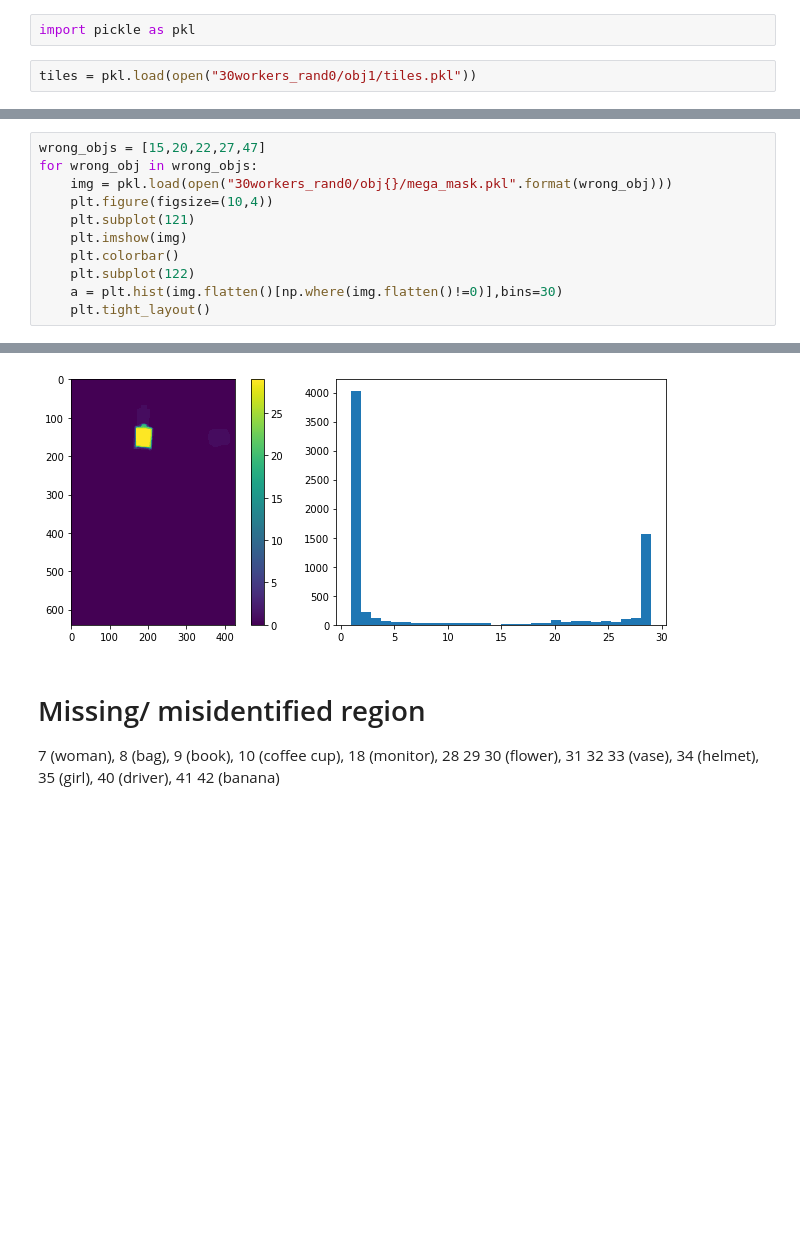
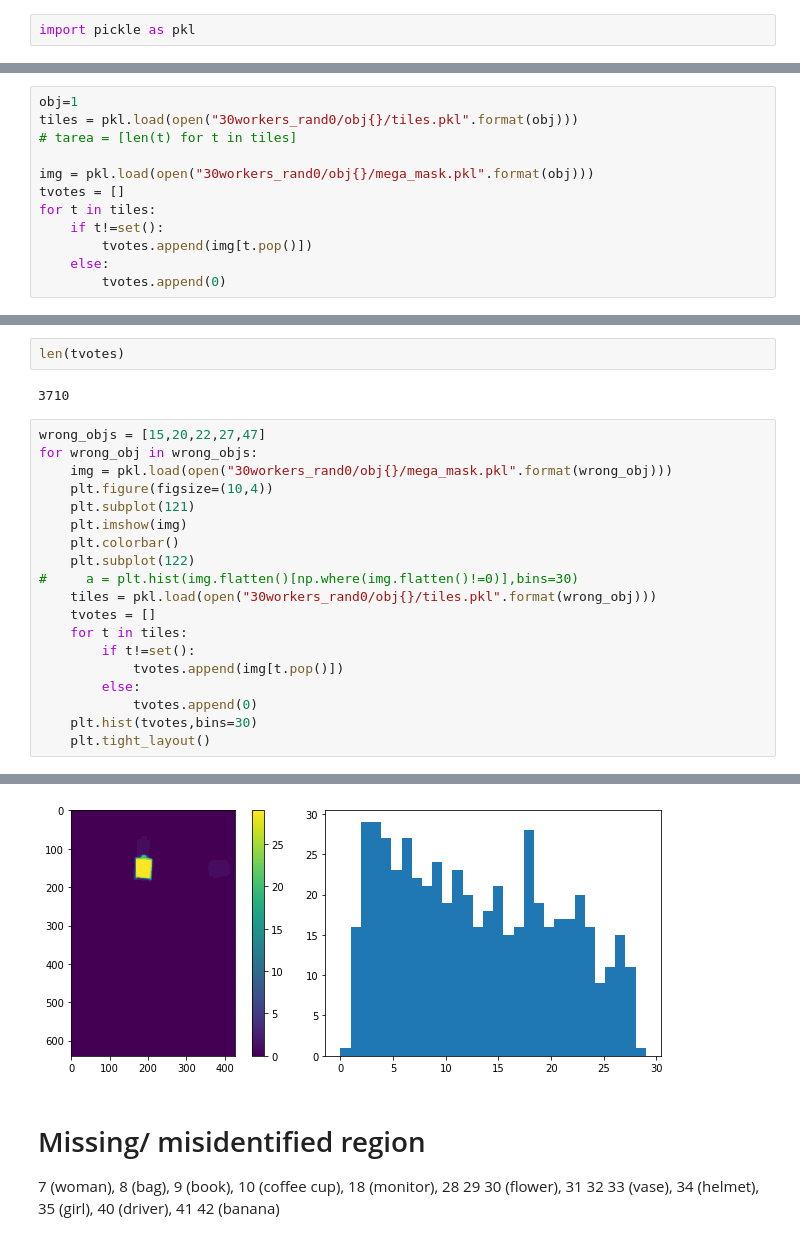
Before and after one commit to cognoscentai/segmentation, a Jupyter notebook: ipynb/Preprocessing.ipynb, the cells around one changed output, grey strips where cells are left out. Cells and saved outputs as stored; diff of their text form; blank space fills up the shorter version.

Commit message:
finished adding tile based votes histo

```diff
--- a/ipynb/Preprocessing.ipynb
+++ b/ipynb/Preprocessing.ipynb
@@ -12,5 +12,3 @@ cd ../analysis/pixel_em/
 15 (car), 20 (computer), 22 (drink), 27 (recorder), 47 (basket)
 # %%
 import pickle as pkl
-# %%
-tiles = pkl.load(open("30workers_rand0/obj1/tiles.pkl"))
@@ -20,0 +17,12 @@ The plot on the right is compounded with the area information since the number o
+# %%
+obj=1
+tiles = pkl.load(open("30workers_rand0/obj{}/tiles.pkl".format(obj)))
+# tarea = [len(t) for t in tiles]
+
+img = pkl.load(open("30workers_rand0/obj{}/mega_mask.pkl".format(obj)))
+tvotes = []
+for t in tiles:
+    if t!=set():
+        tvotes.append(img[t.pop()])
+    else:
+        tvotes.append(0)
@@ -21,3 +41,7 @@ The plot on the right is compounded with the area information since the number o
+# %%
+len(tvotes)
+# %% [output]
+3710
 # %%
 wrong_objs = [15,20,22,27,47]
 for wrong_obj in wrong_objs:
@@ -27,6 +51,14 @@ for wrong_obj in wrong_objs:
     plt.imshow(img)
     plt.colorbar()
     plt.subplot(122)
-    a = plt.hist(img.flatten()[np.where(img.flatten()!=0)],bins=30)
+#     a = plt.hist(img.flatten()[np.where(img.flatten()!=0)],bins=30)
+    tiles = pkl.load(open("30workers_rand0/obj{}/tiles.pkl".format(wrong_obj)))
+    tvotes = []
+    for t in tiles:
+        if t!=set():
+            tvotes.append(img[t.pop()])
+        else:
+            tvotes.append(0)
+    plt.hist(tvotes,bins=30)
     plt.tight_layout()
 # %% [output]
@@ -37,4 +69,4 @@ for wrong_obj in wrong_objs:
-[figure, old version]
+[figure, new version]
 # %% [markdown]
 # Missing/ misidentified region
 
```
Also changed, not shown: parts of 4 cells of this notebook.
